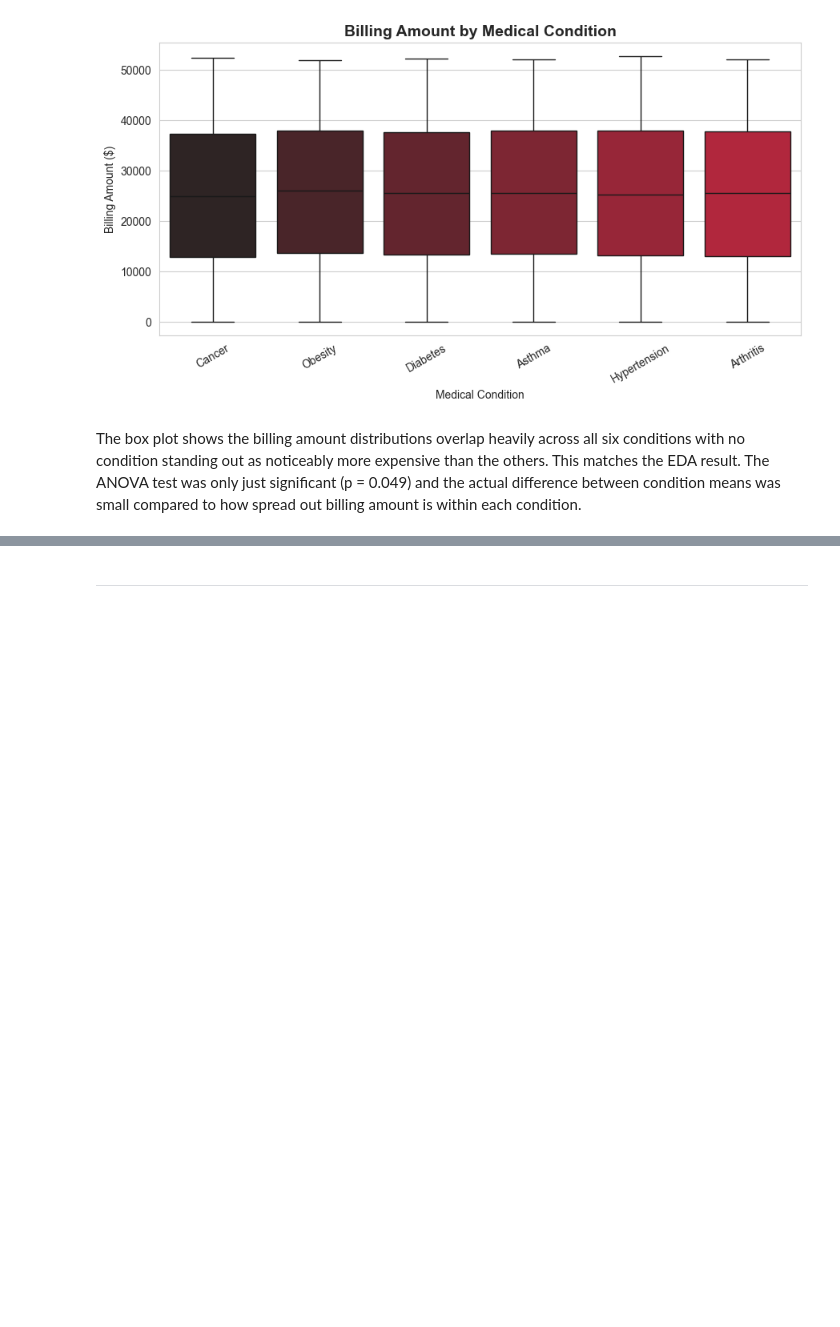
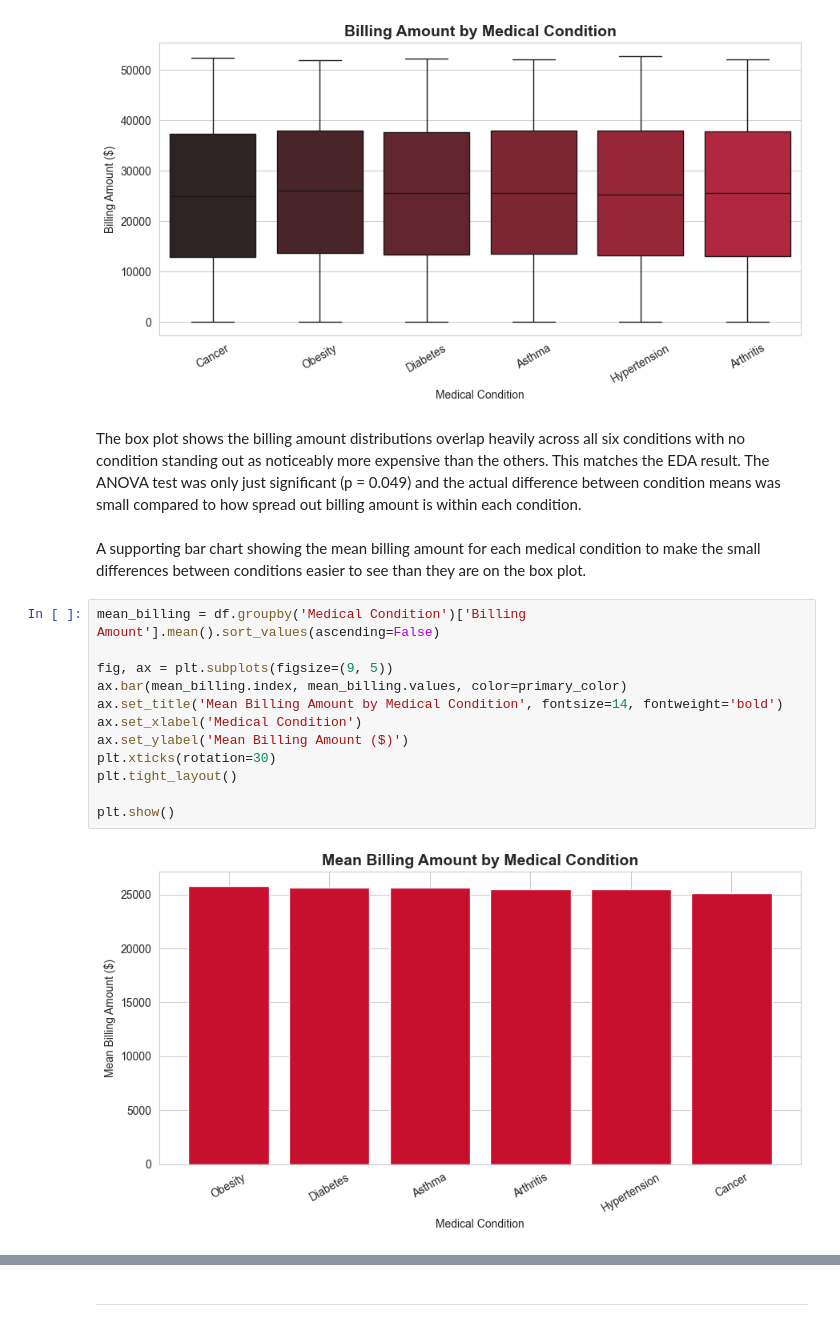
Before and after one commit to navmann99/Healthcare_Analysis, a Jupyter notebook: jupyter_notebooks/03-DataVisualisations.ipynb, the cells around one changed output, grey strips where cells are left out. Cells and saved outputs as stored; diff of their text form; blank space fills up the shorter version.

Commit message:
h1 bar chart complete

```diff
--- a/jupyter_notebooks/03-DataVisualisations.ipynb
+++ b/jupyter_notebooks/03-DataVisualisations.ipynb
@@ -94,3 +94,19 @@ Setting a gradient palette using color= is deprecated and will be removed in v0.
 [figure]
 # %% [markdown]
 The box plot shows the billing amount distributions overlap heavily across all six conditions with no condition standing out as noticeably more expensive than the others. This matches the EDA result. The ANOVA test was only just significant (p = 0.049) and the actual difference between condition means was small compared to how spread out billing amount is within each condition.
+# %% [markdown]
+A supporting bar chart showing the mean billing amount for each medical condition to make the small differences between conditions easier to see than they are on the box plot.
+# %%
+mean_billing = df.groupby('Medical Condition')['Billing Amount'].mean().sort_values(ascending=False)
+
+fig, ax = plt.subplots(figsize=(9, 5))
+ax.bar(mean_billing.index, mean_billing.values, color=primary_color)
+ax.set_title('Mean Billing Amount by Medical Condition', fontsize=14, fontweight='bold')
+ax.set_xlabel('Medical Condition')
+ax.set_ylabel('Mean Billing Amount ($)')
+plt.xticks(rotation=30)
+plt.tight_layout()
+
+plt.show()
+# %% [output]
+[figure, added]
```
Also changed, not shown: parts of 1 cell of this notebook.
